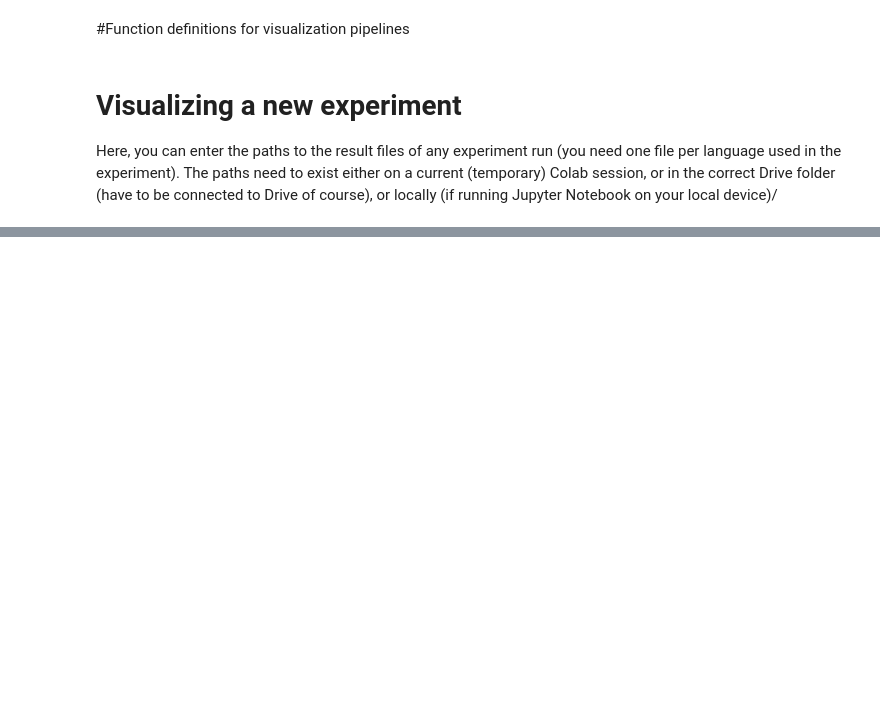
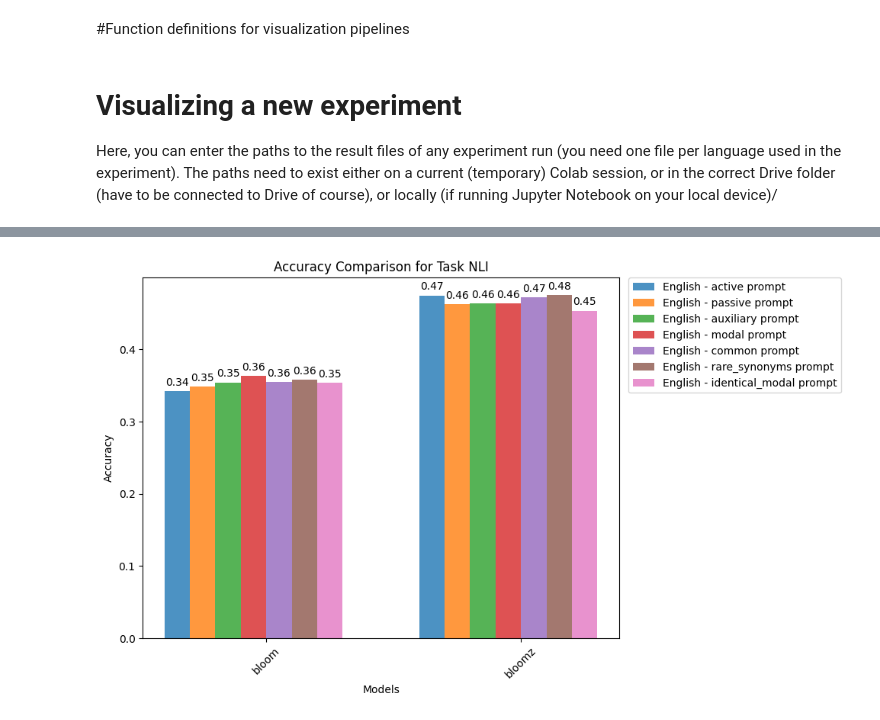
Before and after one commit to afra-baas/ATCS_group3, a Jupyter notebook: Results_analysis.ipynb, the cells around one changed output, grey strips where cells are left out. Drawn from its saved outputs; the diff is of its cells as text; code cells hidden in the pictures; blank space fills up the shorter version.

```diff
--- a/Results_analysis.ipynb
+++ b/Results_analysis.ipynb
@@ -1208,0 +1573,90 @@ main_pipeline(main_experiment)
+# %%
+# evaluation settings
+models = ['bloom', 'bloomz']#, 'flan', 'llama']  # , 'alpaca']
+# LM_models = ['bloom']
+tasks = ['NLI']
+prompt_types = ['active', 'passive', 'auxiliary',
+                    'modal', 'common', 'rare_synonyms', 'identical_modal']
+# prompt_types = ['active', 'passive']
+# languages = ['en', 'de']
+languages = ['en']
+# seeds = ['42', '33', '50']
+seeds = ['42']
+
+batch_size = 16
+sample_size = 200
+num_prompts = 6
+version=3
+task = 'SA'
+seed = '42'
+lang='en'
+
+yes= 'yes'
+no= 'no'
+maybe= 'maybe'
+
+model='bloom'
+prompt_type1='active'
+prompt_type2='passive'
+
+# list of dictionaries
+boxplots = [{'type': 'conditioned', 'model': model, 'task': task, 'lang': lang,
+                'seed': '42', 'prompt_type': 'active', 'condition': yes},
+
+            {'type': 'conditioned', 'model': model, 'task': task, 'lang': lang,
+                'seed': '42', 'prompt_type': 'active', 'condition': no},
+
+            {'type': 'all', 'model': model, 'task': task, 'lang': lang,
+                'seed': '42', 'prompt_type': 'active'},
+
+            {'type': 'one', 'sen_id': 1, 'model': model, 'task': task, 'lang': lang,
+                'seed': '42', 'prompt_type': 'active'},
+
+            {'type': 'one_per', 'sen_id': 1, 'model': model, 'task': task, 'lang': lang,
+                'seed': '42'}]
+
+box_plot_names = ['Diff conditioned yes', 'Diff conditioned no',
+                    'Diff all sentences', 'Diff one sentence', 'Diff one sentence per prompt']
+
+
+
+def vis_pipeline_nli(data, boxplots, box_plot_names, model, prompt_type1, prompt_type2):
+
+    print('-------------Label distribution------------')
+    task='NLI'
+    yes_no_split('true',yes, lang, model, task)
+    yes_no_split('true',no,lang,  model, task)
+    yes_no_split('true',maybe,lang, model, task)
+
+    print('-------------Prediction distribution------------')
+    yes_no_split('pred',yes, lang, model, task)
+    yes_no_split('pred',no, lang, model, task)
+    yes_no_split('pred',maybe,lang, model, task)
+
+    print('------------- Acc plots------------')
+    get_acc_plot(data, languages, models, prompt_types,
+                task, seed, version, fn=get_acc_from_logits_nli)
+
+    print('------------- Acc plots------------')
+    get_acc_plot(data, languages, models, prompt_types,
+                task, seed, version, fn=get_acc_from_logits)
+
+    print('------------- Acc box plots------------')
+    get_acc_box_plot(data, lang, model, prompt_types,task, seed)
+
+    # print('-------------Box plots------------')
+    # get_box_plot(data,lang, boxplots, box_plot_names, version)
+
+    print('-------------Friedman test------------')
+    get_friedman_test(data, model,task, lang,prompt_type1)
+
+    print('-------------Wilcoxon test------------')
+    try:
+        get_wilcoxon_test(data, model,task, lang,prompt_type1, prompt_type2)
+    except Exception as e:
+        # Handle the exception here
+        print("An error occurred while testing wilcoxon")
+
+
+vis_pipeline(data, boxplots, box_plot_names, model, prompt_type1, prompt_type2)
+# %% [output]
@@ -1208,0 +1672 @@ main_pipeline(main_experiment)
+[figure, added]
```
Also changed, not shown: parts of 38 cells of this notebook.
